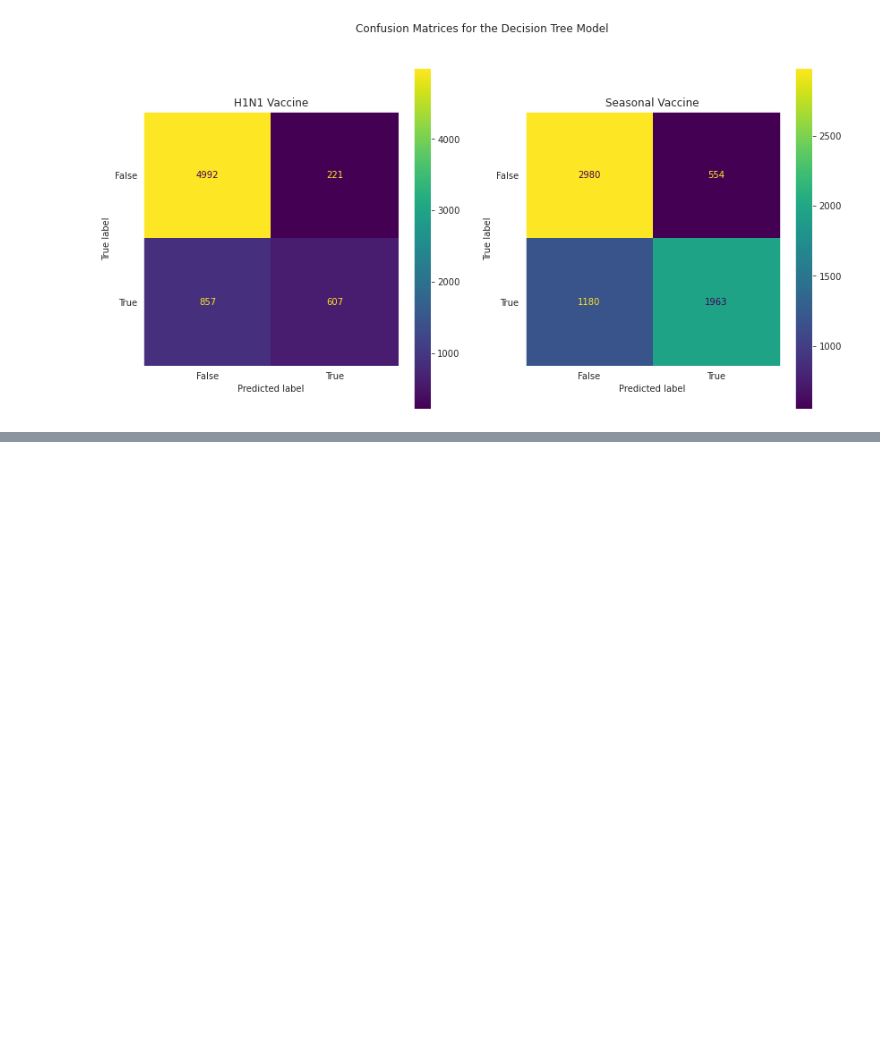
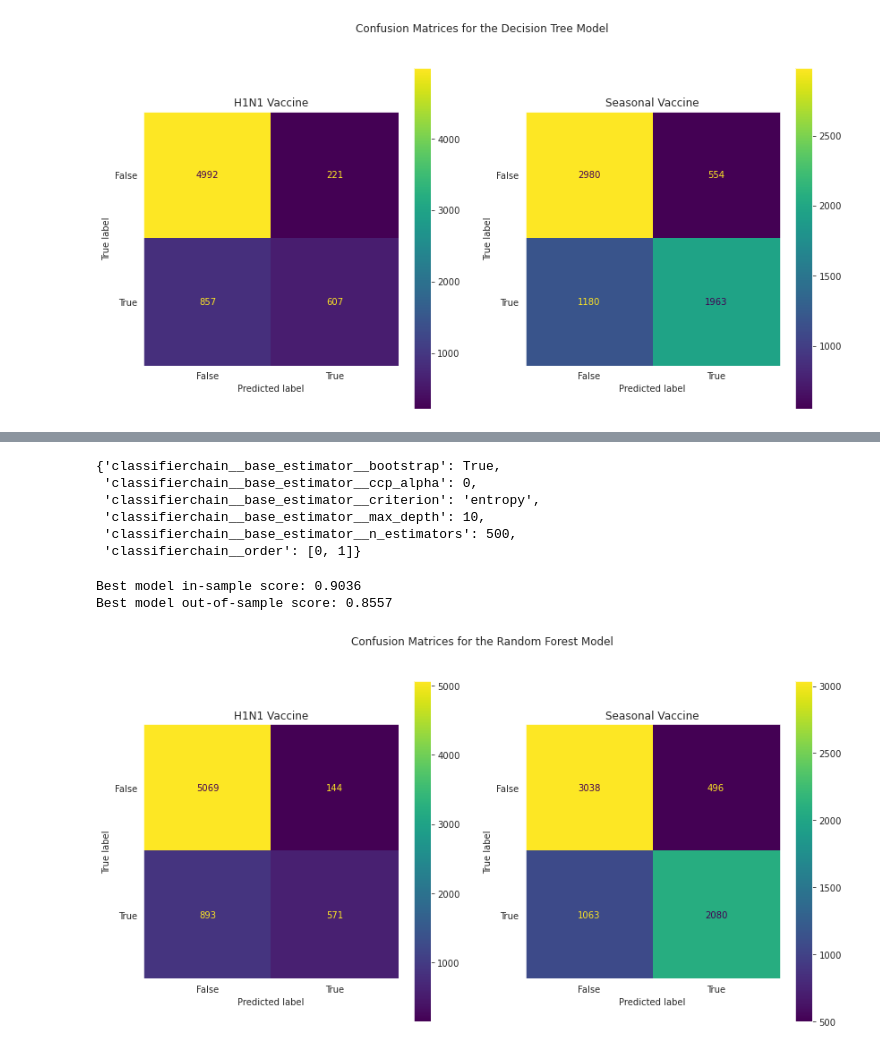
Before and after one commit to mhadjiantonis/FluShotLearning, a Jupyter notebook: FluShot.ipynb, the cells around one changed output, grey strips where cells are left out. Drawn from its saved outputs; the diff is of its cells as text; code cells hidden in the pictures; blank space fills up the shorter version.

Commit message:
feat: Create and train a random forest model

```diff
--- a/FluShot.ipynb
+++ b/FluShot.ipynb
@@ -453,0 +458,20 @@ comp_predictions.to_csv('submissions/decision_tree.csv')
+# %%
+from sklearn.ensemble import RandomForestClassifier
+
+chain = ClassifierChain(RandomForestClassifier())
+
+forest_pipe = make_pipeline(col_transformer, chain)
+# %%
+# Find best parameters for the model
+params = {
+    'classifierchain__base_estimator__n_estimators': [100, 200, 500],
+    'classifierchain__base_estimator__criterion': ['gini', 'entropy'],
+    'classifierchain__base_estimator__max_depth': list(range(1, 11)),
+    'classifierchain__base_estimator__bootstrap': [True, False],
+    'classifierchain__base_estimator__ccp_alpha': [0, 0.01, 0.1],
+    'classifierchain__order': [[0, 1], [1, 0]]
+}
+
+forest_grid = GridSearchCV(forest_pipe, params, scoring='roc_auc', verbose=1, n_jobs=4)
+
+forest_grid.fit(X_train, Y_train)
@@ -453,0 +497,31 @@ comp_predictions.to_csv('submissions/decision_tree.csv')
+# %%
+# Best parameters for the model
+display(forest_grid.best_params_)
+# %% [output]
+{'classifierchain__base_estimator__bootstrap': True,
+ 'classifierchain__base_estimator__ccp_alpha': 0,
+ 'classifierchain__base_estimator__criterion': 'entropy',
+ 'classifierchain__base_estimator__max_depth': 10,
+ 'classifierchain__base_estimator__n_estimators': 500,
+ 'classifierchain__order': [0, 1]}
+# %%
+# Score for best model, using test data
+print('Best model in-sample score: {:.4f}'.format(forest_grid.score(X_train, Y_train)))
+print('Best model out-of-sample score: {:.4f}'.format(forest_grid.score(X_test, Y_test)))
+# %% [output]
+Best model in-sample score: 0.9036
+Best model out-of-sample score: 0.8557
+# %%
+# Display confusion matrices for the model
+
+predictions = forest_grid.predict(X_test)
+
+fig = plt.figure(figsize=(14, 7))
+axs = fig.subplots(1, 2)
+for i, col in enumerate(Y_test.columns):
+    ConfusionMatrixDisplay.from_predictions(Y_test[col], predictions[:, i], ax=axs[i])
+    axs[i].set_title(col.title().replace('_', ' '))
+fig.suptitle('Confusion Matrices for the Random Forest Model')
+plt.show()
+# %% [output]
+[figure, added]
```
Also changed, not shown: parts of 10 cells of this notebook.
